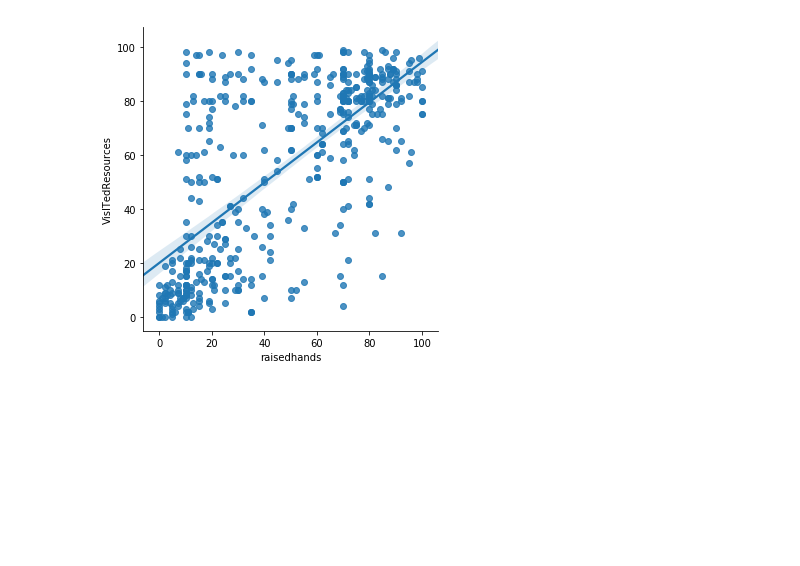
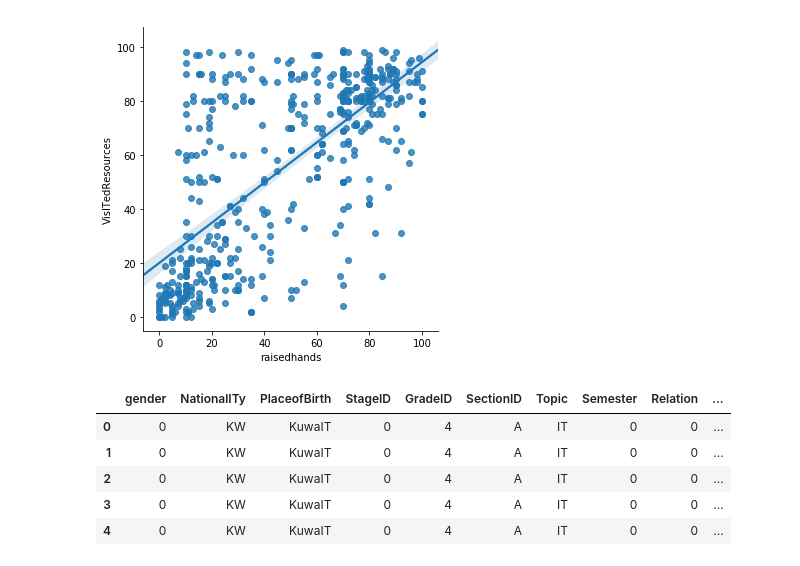
Before and after one commit to basilatawneh/Students-Academic-Performance-Dataset-xAPI-Edu-Data-, a Jupyter notebook: Untitled.ipynb, the cells around one changed output. Saved outputs shown, nothing was run; the diff lists cells and outputs as text; code cells hidden in the pictures; blank space fills up the shorter version.

```diff
--- a/Untitled.ipynb
+++ b/Untitled.ipynb
@@ -191,3 +201,12 @@ sns.lmplot(x='raisedhands',y='VisITedResources',data=data,fit_reg=True)
 <seaborn.axisgrid.FacetGrid at 0x...>
 [figure]
 [figure]
+# %%
+data.head()
+# %% [output]
+|  | gender | NationalITy | PlaceofBirth | StageID | GradeID | SectionID | Topic | Semester | Relation | ... |
+| 0 | 0 | KW | KuwaIT | 0 | 4 | A | IT | 0 | 0 | ... |
+| 1 | 0 | KW | KuwaIT | 0 | 4 | A | IT | 0 | 0 | ... |
+| 2 | 0 | KW | KuwaIT | 0 | 4 | A | IT | 0 | 0 | ... |
+| 3 | 0 | KW | KuwaIT | 0 | 4 | A | IT | 0 | 0 | ... |
+| 4 | 0 | KW | KuwaIT | 0 | 4 | A | IT | 0 | 0 | ... |
```
Also changed, not shown: parts of 17 cells of this notebook.
